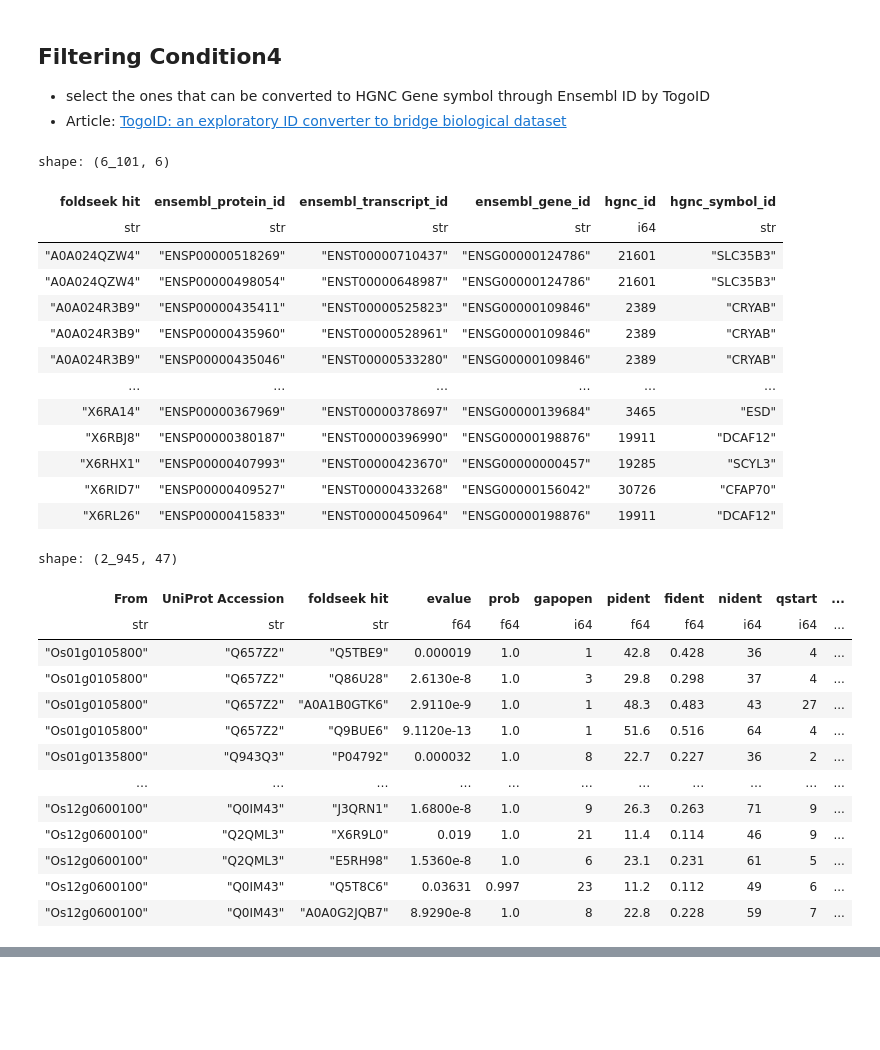
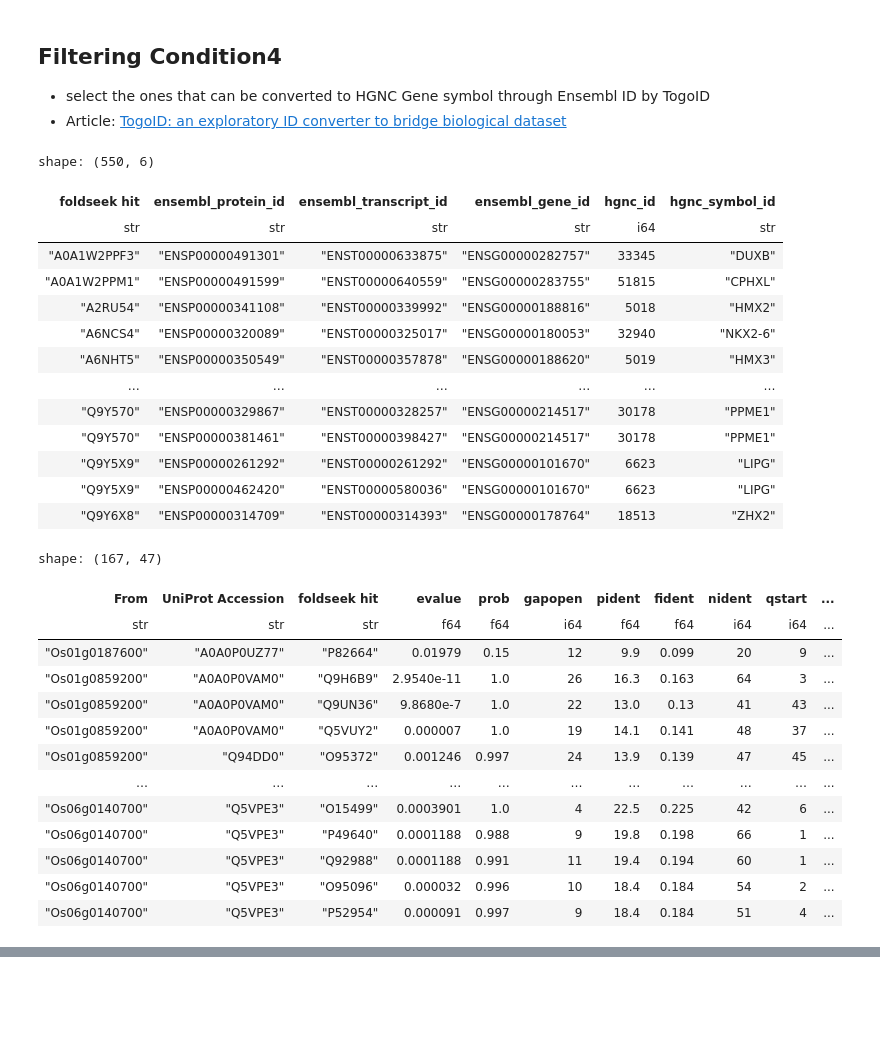
Before and after one commit to yonesora56/plant2human, a Jupyter notebook: notebooks/foldseek_result_parse.ipynb, the cells around one changed output, grey strips where cells are left out. Saved outputs shown, nothing was run; the diff lists cells and outputs as text; code cells hidden in the pictures.

```diff
--- a/notebooks/foldseek_result_parse.ipynb
+++ b/notebooks/foldseek_result_parse.ipynb
@@ -13,12 +13,12 @@ Execute Date: 241112
 # %% [markdown]
 ## Parameters for papermill
 # %%
-foldseek_result_tsv = pathlib.Path("../test/workflow_test/foldseek_rice_up_9606.tsv")
-query_uniprot_idmapping_tsv = pathlib.Path("../test/workflow_test/rice_up_idmapping.tsv")
-water_result_dir_path = pathlib.Path("../test/workflow_test/result_water")
-needle_result_dir_path = pathlib.Path("../test/workflow_test/result_needle")
-query_gene_list_tsv_path = pathlib.Path("../test/workflow_test/HN5_genes_up_rice.tsv")
-togoid_convert_tsv_path = pathlib.Path("../test/workflow_test/foldseek_hit_species_togoid_convert.tsv")
+foldseek_result_tsv = pathlib.Path("../test/oryza_sativa_test/foldseek_os_random_9606.tsv")
+query_uniprot_idmapping_tsv = pathlib.Path("../test/oryza_sativa_test/rice_random_gene_idmapping_all.tsv")
+water_result_dir_path = pathlib.Path("../test/oryza_sativa_test/result_water")
+needle_result_dir_path = pathlib.Path("../test/oryza_sativa_test/result_needle")
+query_gene_list_tsv_path = pathlib.Path("../test/oryza_sativa_test/rice_random_gene_idmapping_all.tsv")
+togoid_convert_tsv_path = pathlib.Path("../test/oryza_sativa_test/foldseek_hit_species_togoid_convert.tsv")
 # %%
 foldseek_result_df = pl.read_csv(
     foldseek_result_tsv,
@@ -566,65 +560,66 @@ togoid_convert = pl.read_csv(
 
 display(togoid_convert)
 # %% [output]
-shape: (6_101, 6)
+shape: (550, 6)
 | foldseek hit | ensembl_protein_id | ensembl_transcript_id | ensembl_gene_id | hgnc_id | hgnc_symbol_id |
 | str | str | str | str | i64 | str |
-| "A0A024QZW4" | "ENSP00000518269" | "ENST00000710437" | "ENSG00000124786" | 21601 | "SLC35B3" |
-| "A0A024QZW4" | "ENSP00000498054" | "ENST00000648987" | "ENSG00000124786" | 21601 | "SLC35B3" |
-| "A0A024R3B9" | "ENSP00000435411" | "ENST00000525823" | "ENSG00000109846" | 2389 | "CRYAB" |
-| "A0A024R3B9" | "ENSP00000435960" | "ENST00000528961" | "ENSG00000109846" | 2389 | "CRYAB" |
-| "A0A024R3B9" | "ENSP00000435046" | "ENST00000533280" | "ENSG00000109846" | 2389 | "CRYAB" |
+| "A0A1W2PPF3" | "ENSP00000491301" | "ENST00000633875" | "ENSG00000282757" | 33345 | "DUXB" |
+| "A0A1W2PPM1" | "ENSP00000491599" | "ENST00000640559" | "ENSG00000283755" | 51815 | "CPHXL" |
+| "A2RU54" | "ENSP00000341108" | "ENST00000339992" | "ENSG00000188816" | 5018 | "HMX2" |
+| "A6NCS4" | "ENSP00000320089" | "ENST00000325017" | "ENSG00000180053" | 32940 | "NKX2-6" |
+| "A6NHT5" | "ENSP00000350549" | "ENST00000357878" | "ENSG00000188620" | 5019 | "HMX3" |
 | … | … | … | … | … | … |
-| "X6RA14" | "ENSP00000367969" | "ENST00000378697" | "ENSG00000139684" | 3465 | "ESD" |
-| "X6RBJ8" | "ENSP00000380187" | "ENST00000396990" | "ENSG00000198876" | 19911 | "DCAF12" |
-| "X6RHX1" | "ENSP00000407993" | "ENST00000423670" | "ENSG00000000457" | 19285 | "SCYL3" |
-| "X6RID7" | "ENSP00000409527" | "ENST00000433268" | "ENSG00000156042" | 30726 | "CFAP70" |
-| "X6RL26" | "ENSP00000415833" | "ENST00000450964" | "ENSG00000198876" | 19911 | "DCAF12" |
+| "Q9Y570" | "ENSP00000329867" | "ENST00000328257" | "ENSG00000214517" | 30178 | "PPME1" |
+| "Q9Y570" | "ENSP00000381461" | "ENST00000398427" | "ENSG00000214517" | 30178 | "PPME1" |
+| "Q9Y5X9" | "ENSP00000261292" | "ENST00000261292" | "ENSG00000101670" | 6623 | "LIPG" |
+| "Q9Y5X9" | "ENSP00000462420" | "ENST00000580036" | "ENSG00000101670" | 6623 | "LIPG" |
+| "Q9Y6X8" | "ENSP00000314709" | "ENST00000314393" | "ENSG00000178764" | 18513 | "ZHX2" |
 # %%
 condition4 = condition3.join(
     togoid_convert,
     on="foldseek hit",
     how="left",
     coalesce=True
 ).filter(
     pl.col("ensembl_gene_id").is_not_null()
 ).group_by(
     pl.exclude(
         [
             "hgnc_id", "hgnc_symbol_id", "ensembl_gene_id", "ensembl_protein_id", "ensembl_transcript_id"
         ]
-    )
+    ),
+    maintain_order=True
 ).agg(
     pl.col("hgnc_id"),
     pl.col("hgnc_symbol_id"),
     pl.col("ensembl_gene_id"),
     pl.col("ensembl_protein_id"),
     pl.col("ensembl_transcript_id"),
 ).drop(
     [
         "hgnc_id",
         "ensembl_transcript_id"
     ]
 ).sort(
     by=["From"],
     descending=[False]
 )
 
 display(condition4)
 # %% [output]
-shape: (2_945, 47)
+shape: (167, 47)
 | From | UniProt Accession | foldseek hit | evalue | prob | gapopen | pident | fident | nident | qstart | ... |
 | str | str | str | f64 | f64 | i64 | f64 | f64 | i64 | i64 | ... |
-| "Os01g0105800" | "Q657Z2" | "Q5TBE9" | 0.000019 | 1.0 | 1 | 42.8 | 0.428 | 36 | 4 | ... |
-| "Os01g0105800" | "Q657Z2" | "Q86U28" | 2.6130e-8 | 1.0 | 3 | 29.8 | 0.298 | 37 | 4 | ... |
-| "Os01g0105800" | "Q657Z2" | "A0A1B0GTK6" | 2.9110e-9 | 1.0 | 1 | 48.3 | 0.483 | 43 | 27 | ... |
-| "Os01g0105800" | "Q657Z2" | "Q9BUE6" | 9.1120e-13 | 1.0 | 1 | 51.6 | 0.516 | 64 | 4 | ... |
-| "Os01g0135800" | "Q943Q3" | "P04792" | 0.000032 | 1.0 | 8 | 22.7 | 0.227 | 36 | 2 | ... |
+| "Os01g0187600" | "A0A0P0UZ77" | "P82664" | 0.01979 | 0.15 | 12 | 9.9 | 0.099 | 20 | 9 | ... |
+| "Os01g0859200" | "A0A0P0VAM0" | "Q9H6B9" | 2.9540e-11 | 1.0 | 26 | 16.3 | 0.163 | 64 | 3 | ... |
+| "Os01g0859200" | "A0A0P0VAM0" | "Q9UN36" | 9.8680e-7 | 1.0 | 22 | 13.0 | 0.13 | 41 | 43 | ... |
+| "Os01g0859200" | "A0A0P0VAM0" | "Q5VUY2" | 0.000007 | 1.0 | 19 | 14.1 | 0.141 | 48 | 37 | ... |
+| "Os01g0859200" | "Q94DD0" | "O95372" | 0.001246 | 0.997 | 24 | 13.9 | 0.139 | 47 | 45 | ... |
 | … | … | … | … | … | … | … | … | … | … | ... |
-| "Os12g0600100" | "Q0IM43" | "J3QRN1" | 1.6800e-8 | 1.0 | 9 | 26.3 | 0.263 | 71 | 9 | ... |
-| "Os12g0600100" | "Q2QML3" | "X6R9L0" | 0.019 | 1.0 | 21 | 11.4 | 0.114 | 46 | 9 | ... |
-| "Os12g0600100" | "Q2QML3" | "E5RH98" | 1.5360e-8 | 1.0 | 6 | 23.1 | 0.231 | 61 | 5 | ... |
-| "Os12g0600100" | "Q0IM43" | "Q5T8C6" | 0.03631 | 0.997 | 23 | 11.2 | 0.112 | 49 | 6 | ... |
-| "Os12g0600100" | "Q0IM43" | "A0A0G2JQB7" | 8.9290e-8 | 1.0 | 8 | 22.8 | 0.228 | 59 | 7 | ... |
+| "Os06g0140700" | "Q5VPE3" | "O15499" | 0.0003901 | 1.0 | 4 | 22.5 | 0.225 | 42 | 6 | ... |
+| "Os06g0140700" | "Q5VPE3" | "P49640" | 0.0001188 | 0.988 | 9 | 19.8 | 0.198 | 66 | 1 | ... |
+| "Os06g0140700" | "Q5VPE3" | "Q92988" | 0.0001188 | 0.991 | 11 | 19.4 | 0.194 | 60 | 1 | ... |
+| "Os06g0140700" | "Q5VPE3" | "O95096" | 0.000032 | 0.996 | 10 | 18.4 | 0.184 | 54 | 2 | ... |
+| "Os06g0140700" | "Q5VPE3" | "P52954" | 0.000091 | 0.997 | 9 | 18.4 | 0.184 | 51 | 4 | ... |
 # %%
 hit_count_condition4 = condition4.group_by(
```
Also changed, not shown: parts of 14 cells of this notebook.
